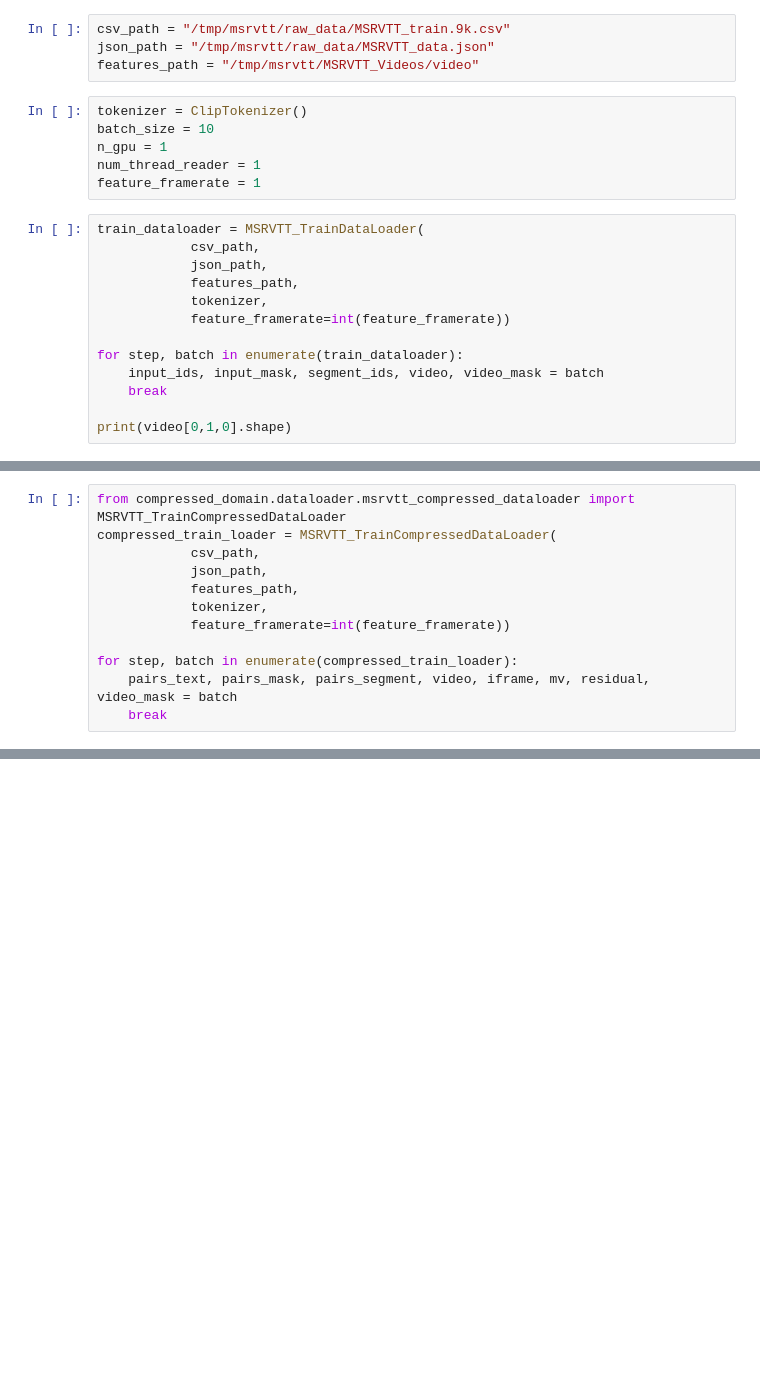
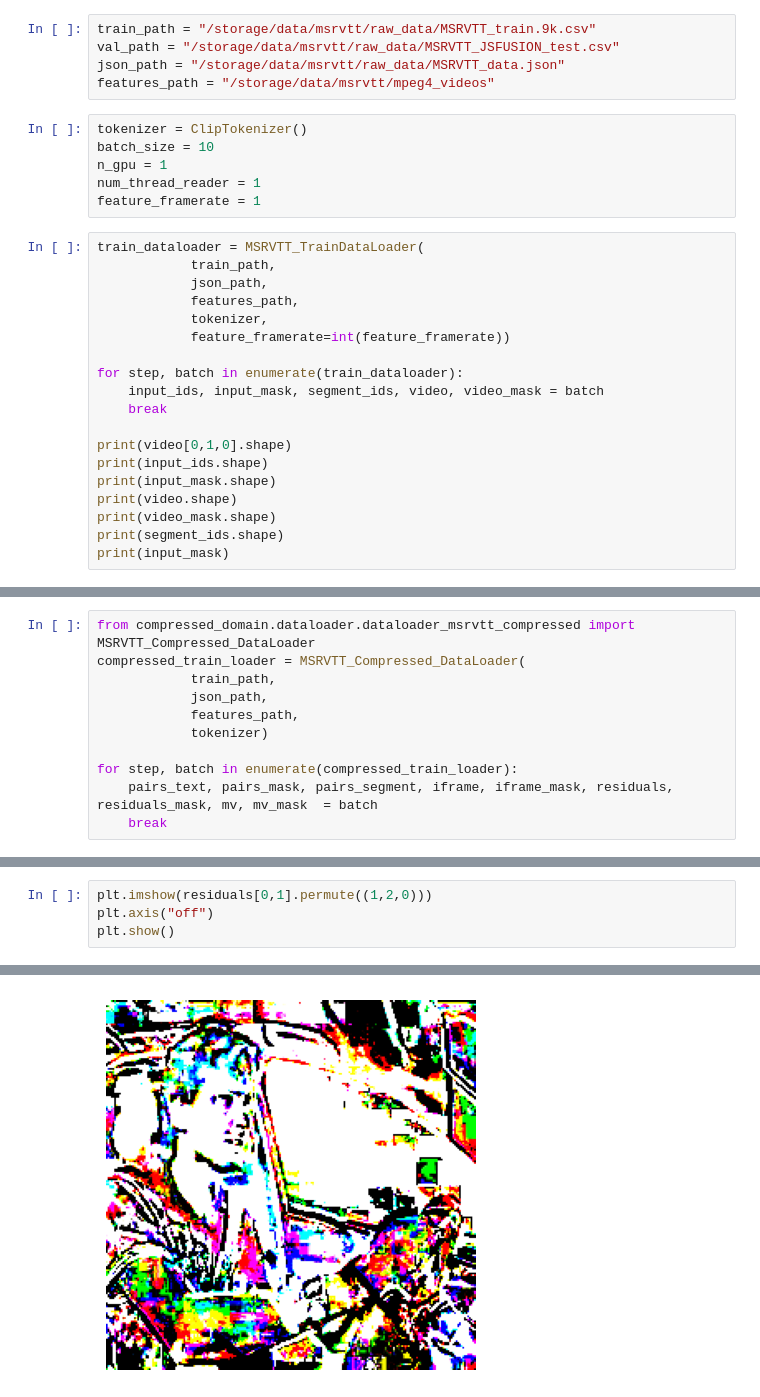
Before and after one commit to m-safari/CLIP4Clip-CompressedDomain, a Jupyter notebook: compressed_domain/explore/download_msrvtt_dataset.ipynb, the cells around one changed output, grey strips where cells are left out. Cells and saved outputs as stored; diff of their text form; blank space fills up the shorter version.

Commit message:
data loader completed, model arch decided

```diff
--- a/compressed_domain/explore/download_msrvtt_dataset.ipynb
+++ b/compressed_domain/explore/download_msrvtt_dataset.ipynb
@@ -105,7 +19,8 @@ download_via_hf()
 # %%
-csv_path = "/tmp/msrvtt/raw_data/MSRVTT_train.9k.csv"
-json_path = "/tmp/msrvtt/raw_data/MSRVTT_data.json"
-features_path = "/tmp/msrvtt/MSRVTT_Videos/video"
+train_path = "/storage/data/msrvtt/raw_data/MSRVTT_train.9k.csv"
+val_path = "/storage/data/msrvtt/raw_data/MSRVTT_JSFUSION_test.csv"
+json_path = "/storage/data/msrvtt/raw_data/MSRVTT_data.json"
+features_path = "/storage/data/msrvtt/mpeg4_videos"
 # %%
 tokenizer = ClipTokenizer()
 batch_size = 10
@@ -114,7 +29,7 @@ num_thread_reader = 1
 feature_framerate = 1
 # %%
 train_dataloader = MSRVTT_TrainDataLoader(
-            csv_path,
+            train_path,
             json_path,
             features_path,
             tokenizer,
@@ -125,4 +40,10 @@ for step, batch in enumerate(train_dataloader):
     break
 
 print(video[0,1,0].shape)
+print(input_ids.shape)
+print(input_mask.shape)
+print(video.shape)
+print(video_mask.shape)
+print(segment_ids.shape)
+print(input_mask)
 # %% [output]
@@ -145,12 +58,0 @@ print(input_mask)
-# %%
-from compressed_domain.dataloader.msrvtt_compressed_dataloader import MSRVTT_TrainCompressedDataLoader
-compressed_train_loader = MSRVTT_TrainCompressedDataLoader(
-            csv_path,
-            json_path,
-            features_path,
-            tokenizer,
-            feature_framerate=int(feature_framerate))
-
-for step, batch in enumerate(compressed_train_loader):
-    pairs_text, pairs_mask, pairs_segment, video, iframe, mv, residual, video_mask = batch
-    break
@@ -198,0 +59,11 @@ plt.show()
+# %%
+from compressed_domain.dataloader.dataloader_msrvtt_compressed import MSRVTT_Compressed_DataLoader
+compressed_train_loader = MSRVTT_Compressed_DataLoader(
+            train_path,
+            json_path,
+            features_path,
+            tokenizer)
+
+for step, batch in enumerate(compressed_train_loader):
+    pairs_text, pairs_mask, pairs_segment, iframe, iframe_mask, residuals, residuals_mask, mv, mv_mask  = batch
+    break
@@ -198,0 +90,5 @@ plt.show()
+# %%
+plt.imshow(residuals[0,1].permute((1,2,0)))
+plt.axis("off")
+plt.show()
+# %% [output]
@@ -198,0 +96 @@ plt.show()
+[figure, added]
```
Also changed, not shown: parts of 9 cells of this notebook, 23 other files.
